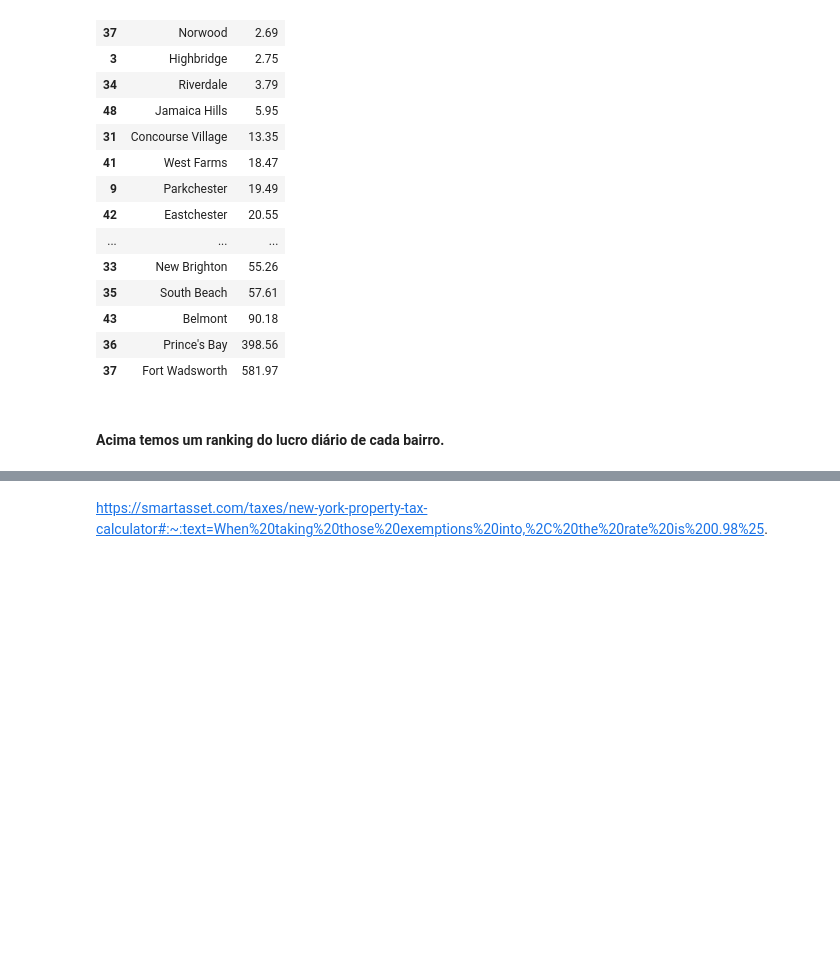
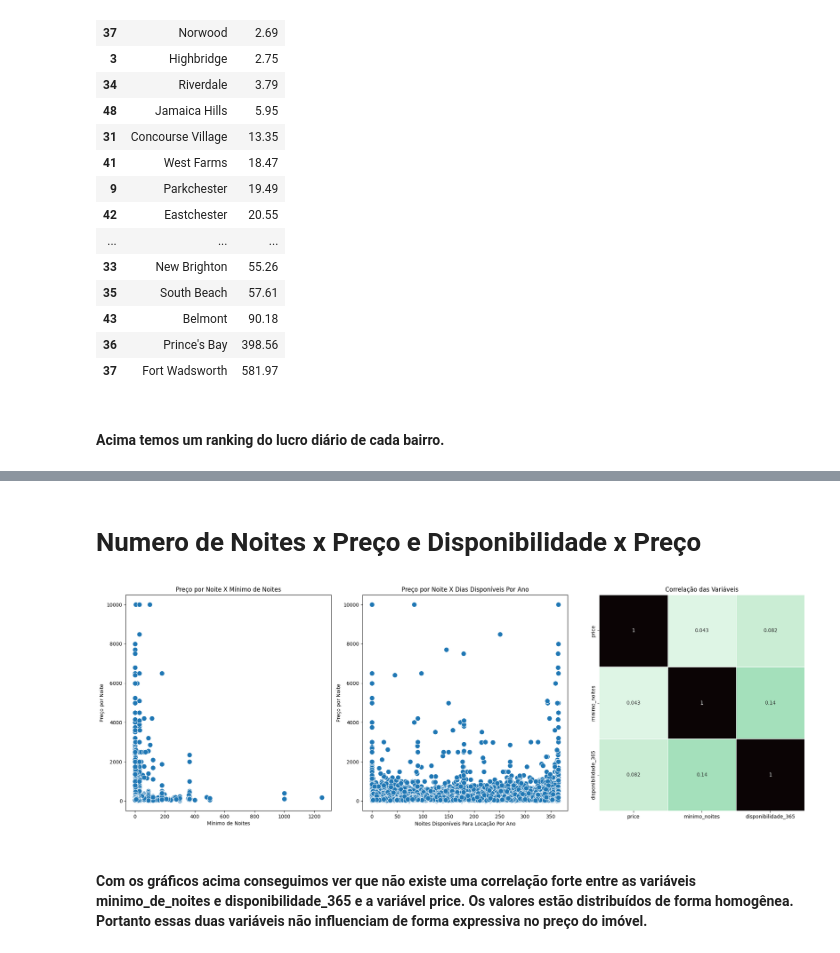
Before and after one commit to DenisePotenza/Indicium, a Jupyter notebook: LH_CD_DENISEPOTENZA.ipynb, the cells around one changed output, grey strips where cells are left out. Cells and saved outputs as stored; diff of their text form; code cells hidden in the pictures; blank space fills up the shorter version.

```diff
--- a/LH_CD_DENISEPOTENZA.ipynb
+++ b/LH_CD_DENISEPOTENZA.ipynb
@@ -400,2 +422,25 @@ new_york.sort_values(by='lucro')
-# %% [markdown]
-https://smartasset.com/taxes/new-york-property-tax-calculator#:~:text=When%20taking%20those%20exemptions%20into,%2C%20the%20rate%20is%200.98%25.
+# %% [markdown]
+# Numero de Noites x Preço e Disponibilidade x Preço
+# %%
+#Create a figure to plot
+fig, axs = plt.subplots(ncols=3, figsize=(20,7))
+
+corr = ny_rent[['price', 'minimo_noites', 'disponibilidade_365']].corr()
+
+sns.scatterplot(x=ny_rent['minimo_noites'], y=ny_rent['price'], s=100, ax=axs[0])
+sns.scatterplot(x=ny_rent['disponibilidade_365'], y=ny_rent['price'], s=100, ax=axs[1])
+sns.heatmap(corr, annot=True, linewidths=.4, cbar=False, cmap='mako_r', ax=axs[2])
+
+axs[0].set_xlabel('Mínimo de Noites')
+axs[0].set_ylabel('Preço por Noite')
+axs[0].set_title('Preço por Noite X Mínimo de Noites')
+axs[1].set_xlabel('Noites Disponíveis Para Locação Por Ano')
+axs[1].set_ylabel('Preço por Noite')
+axs[1].set_title('Preço por Noite X Dias Disponíveis Por Ano')
+axs[2].set_title('Correlação das Variáveis')
+
+plt.tight_layout();
+# %% [output]
+[figure, added]
+# %% [markdown]
+#### Com os gráficos acima conseguimos ver que não existe uma correlação forte entre as variáveis minimo_de_noites e disponibilidade_365 e a variável price. Os valores estão distribuídos de forma homogênea. Portanto essas duas variáveis não influenciam de forma expressiva no preço do imóvel.
```
Also changed, not shown: parts of 13 cells of this notebook.
